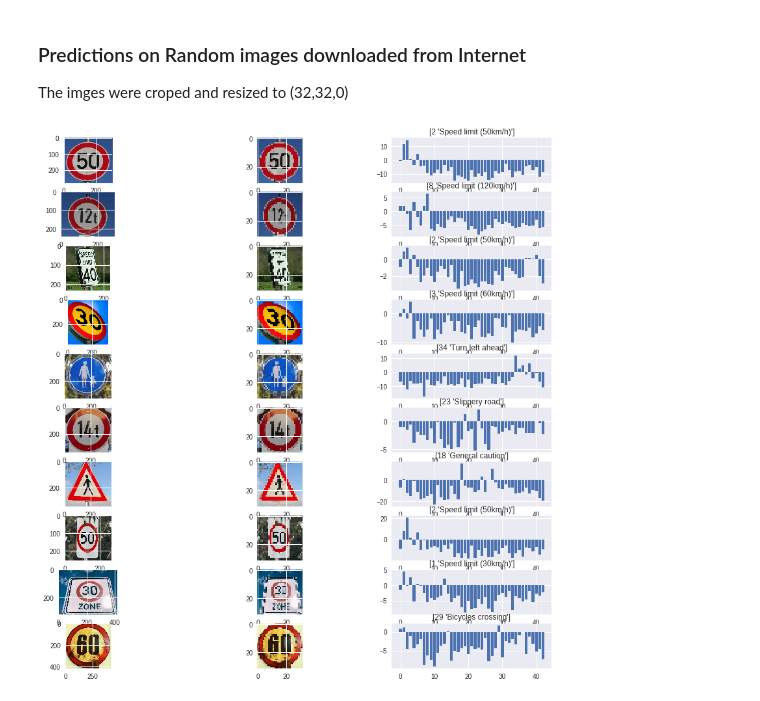
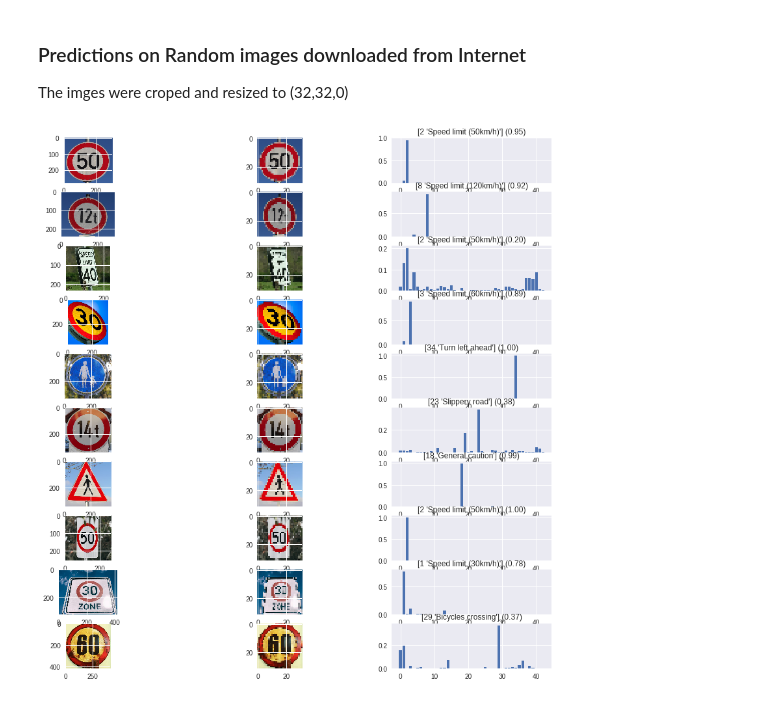
Before and after one commit to kmanicka/CarND-Traffic-Sign-Classifier-Project, a Jupyter notebook: Udacity_Term_1_Traffic_Sign_Classifier.ipynb, the cells around one changed output. Cells and saved outputs as stored; diff of their text form; code cells hidden in the pictures.

Commit message:
fixed softmax

```diff
--- a/Udacity_Term_1_Traffic_Sign_Classifier.ipynb
+++ b/Udacity_Term_1_Traffic_Sign_Classifier.ipynb
@@ -173,7 +173,7 @@ from keras.losses import categorical_crossentropy
 from keras.optimizers import Adam, Adadelta
 
 
-def LeNet(input_shape,classes, get_softmax=True, weights_path=None) :
+def LeNet(input_shape,classes, weights_path=None) :
 
   model = Sequential()
 
@@ -202,9 +202,7 @@ def LeNet(input_shape,classes, get_softmax=True, weights_path=None) :
 
   #Layer 5
   model.add(Dense(classes))
-
-  if get_softmax == True :
-    model.add(Activation("softmax"))
+  model.add(Activation("softmax"))
 
   if weights_path != None :
     if os.path.isfile(weights_path) :
@@ -364,34 +362,35 @@ from skimage.transform import resize
 
 raw_images = imread_collection('internet_images/*')
 figure = plt.figure(figsize=(15, 15))
 i=0
 row=len(raw_images)
 col=3
 
-loaded_model_no_softmax = LeNet(image_shape,n_classes, get_softmax=False, weights_path = weights_file)
+loaded_model = LeNet(image_shape,n_classes, weights_path = weights_file)
 
 for raw_image in raw_images :
 
     #prepare image
     image = resize(raw_image,(32,32,3))
     x = np.asarray( image, dtype="int32" )
     x = image.reshape(1,x.shape[0],x.shape[1],x.shape[2])
 
 
-    y_hat = loaded_model_no_softmax.predict(x)
+    y_hat = loaded_model.predict(x)
     predict_index = np.argmax(y_hat[0])
+    predicted_probablity = y_hat[0,predict_index]
 
     i=i+1
     ax = figure.add_subplot(row, col, i)
     ax.imshow(raw_image)
 
     i=i+1
     ax = figure.add_subplot(row, col, i)
     ax.imshow(image)
 
     i=i+1
     ax = figure.add_subplot(row, col, i)
-    ax.set_title("{}".format(german_traffic_signs[predict_index]))
+    ax.set_title("{} ({:0.2f})".format(german_traffic_signs[predict_index],predicted_probablity))
     ax.bar(range(n_classes),y_hat[0])
 # %% [output]
-[figure, old version]
+[figure, new version]
```
